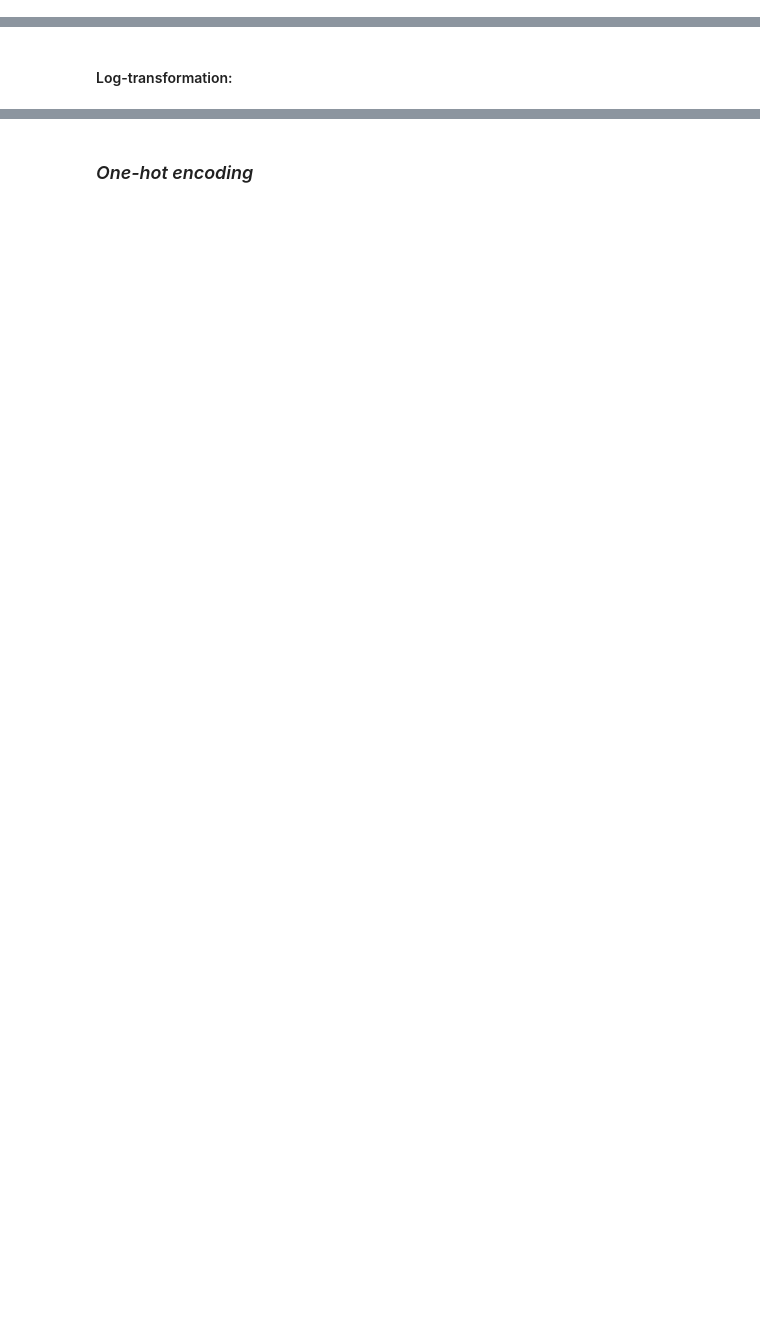
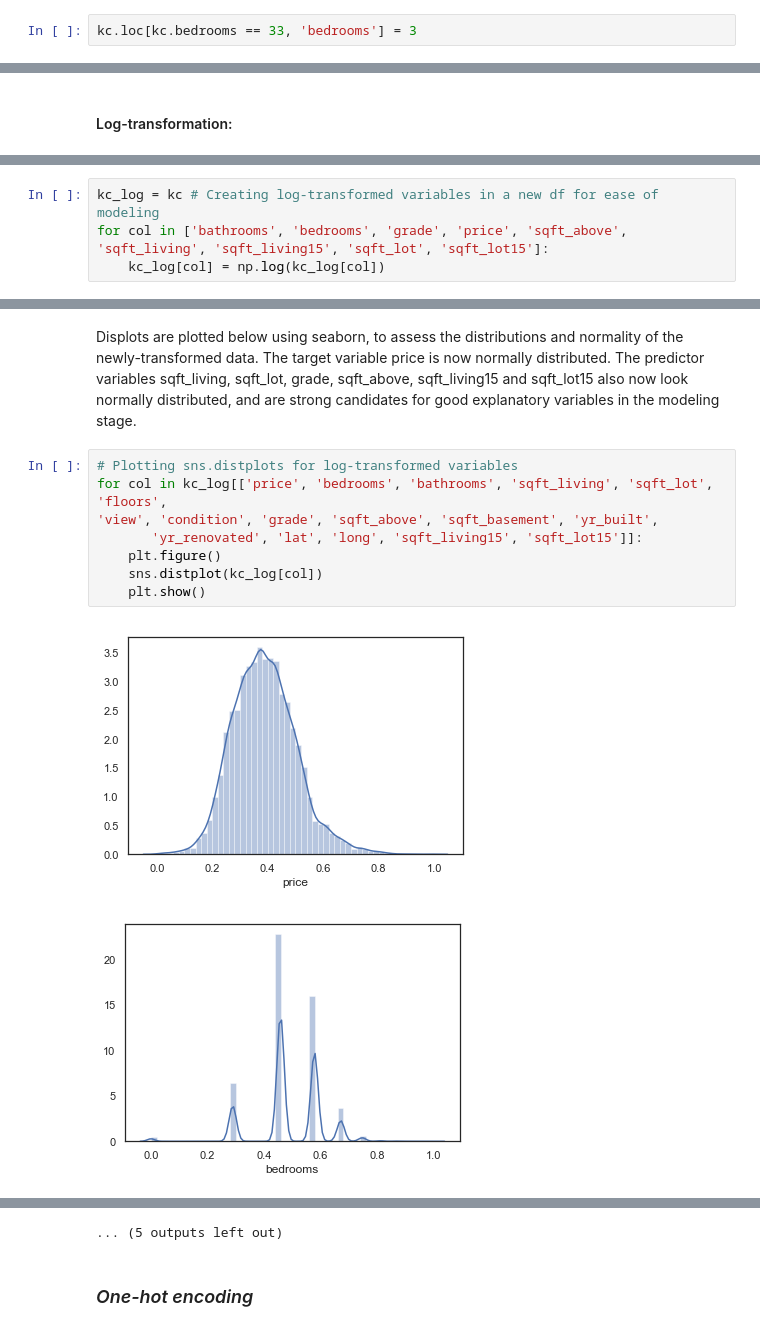
Before and after one commit to L-Lewis/dsc-1-final-project-online-ds-ft-011419, a Jupyter notebook: student.ipynb, the cells around one changed output, grey strips where cells are left out. Saved outputs shown, nothing was run; the diff lists cells and outputs as text; blank space fills up the shorter version.

```diff
--- a/student.ipynb
+++ b/student.ipynb
@@ -500,0 +584,2 @@ kc.hist(figsize=(15,15));
+# %%
+kc.loc[kc.bedrooms == 33, 'bedrooms'] = 3
@@ -506,0 +607,4 @@ Log transform variables
+# %%
+kc_log = kc # Creating log-transformed variables in a new df for ease of modeling
+for col in ['bathrooms', 'bedrooms', 'grade', 'price', 'sqft_above', 'sqft_living', 'sqft_living15', 'sqft_lot', 'sqft_lot15']:
+    kc_log[col] = np.log(kc_log[col])
@@ -506,0 +654,13 @@ Log transform variables
+# %% [markdown]
+Displots are plotted below using seaborn, to assess the distributions and normality of the newly-transformed data. The target variable price is now normally distributed. The predictor variables sqft_living, sqft_lot, grade, sqft_above, sqft_living15 and sqft_lot15 also now look normally distributed, and are strong candidates for good explanatory variables in the modeling stage.
+# %%
+# Plotting sns.distplots for log-transformed variables
+for col in kc_log[['price', 'bedrooms', 'bathrooms', 'sqft_living', 'sqft_lot', 'floors',
+'view', 'condition', 'grade', 'sqft_above', 'sqft_basement', 'yr_built',
+       'yr_renovated', 'lat', 'long', 'sqft_living15', 'sqft_lot15']]:
+    plt.figure()
+    sns.distplot(kc_log[col])
+    plt.show()
+# %% [output]
+[figure, added]
+[figure, added]
@@ -507,2 +677,3 @@ Log transform variables
+... (5 outputs left out)
 # %% [markdown]
 ### _One-hot encoding_
```
Also changed, not shown: parts of 46 cells of this notebook.
